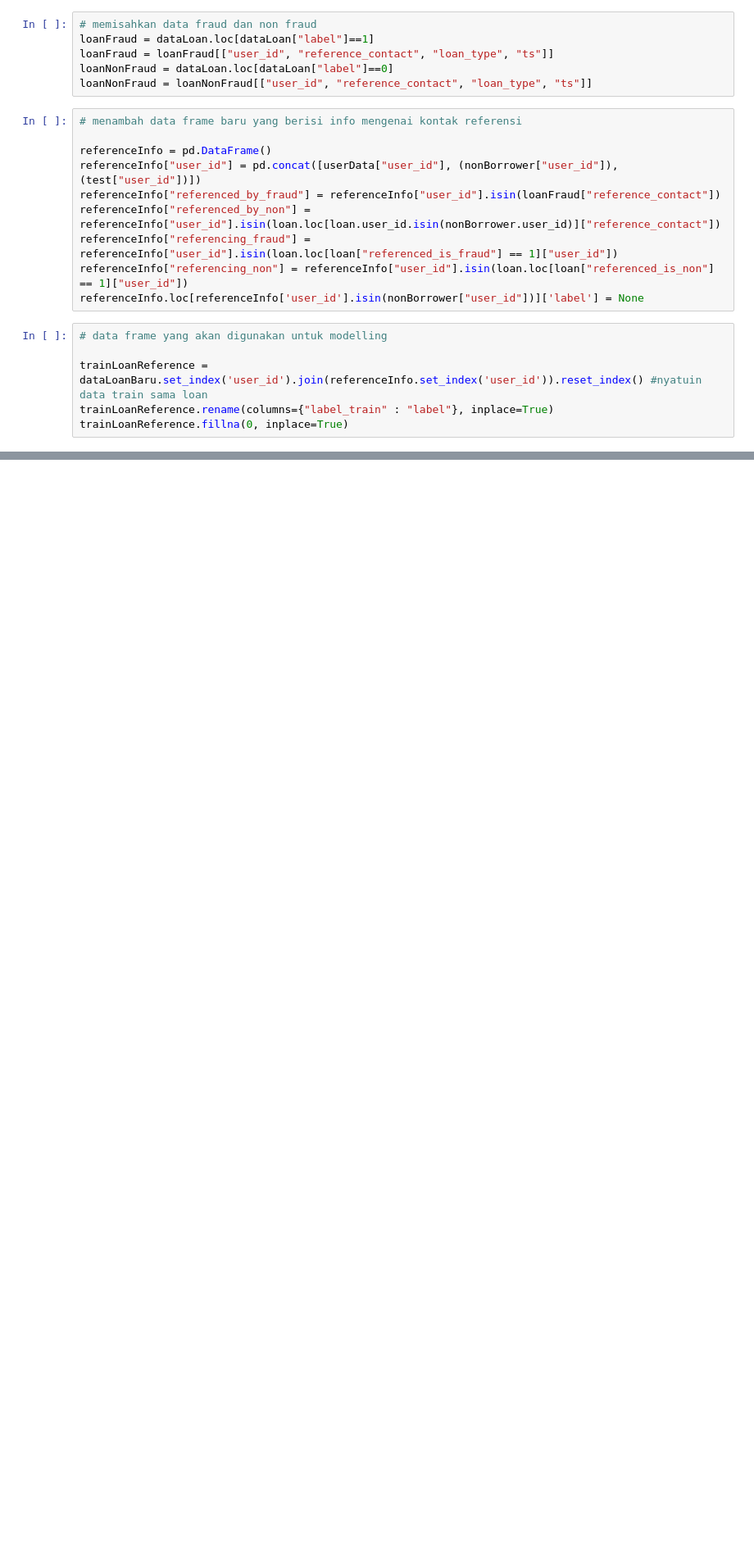
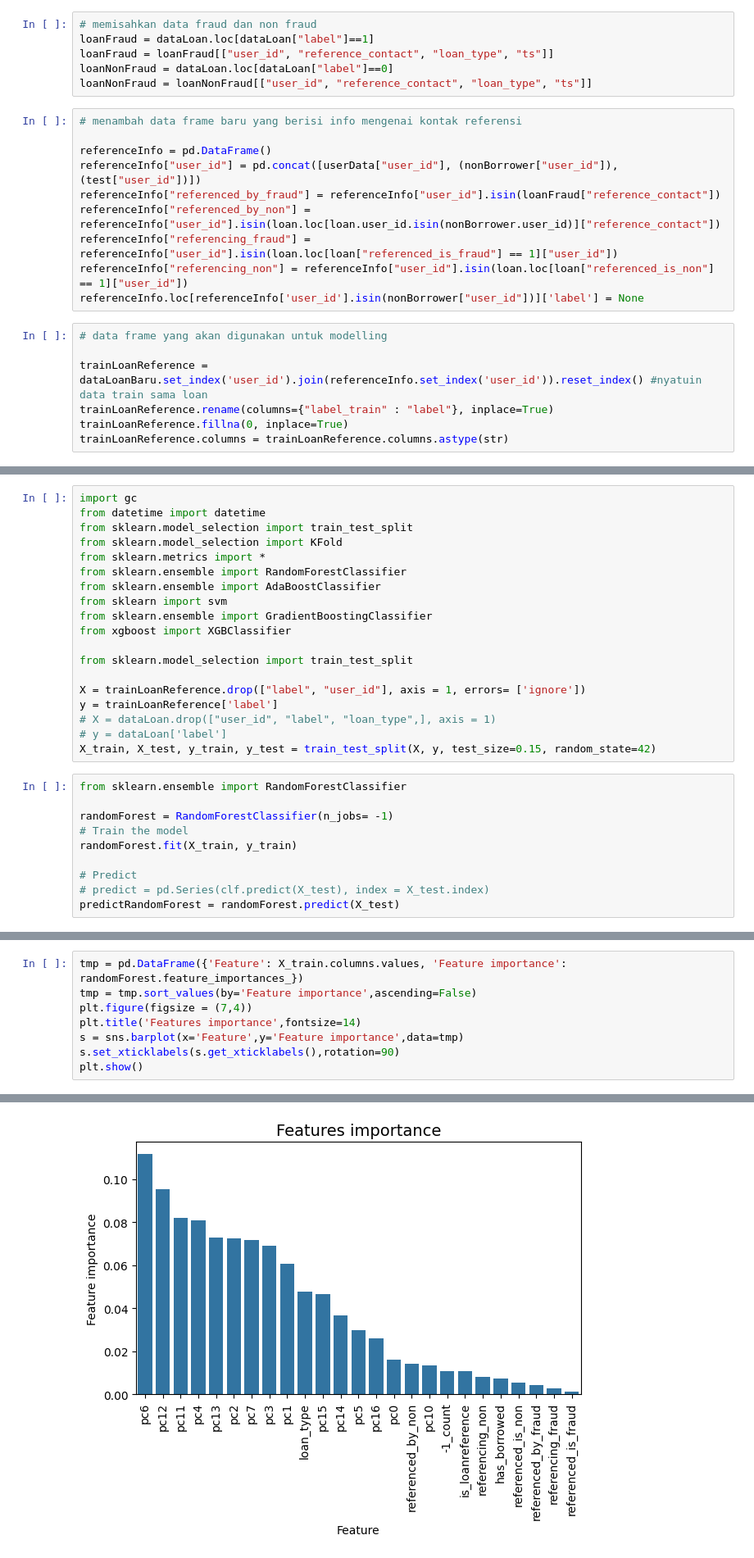
Before and after one commit to adli-arindra/Datathon, a Jupyter notebook: nyoba.ipynb, the cells around one changed output, grey strips where cells are left out. Shown at 82% size. Saved outputs shown, nothing was run; the diff lists cells and outputs as text; blank space fills up the shorter version.

```diff
--- a/nyoba.ipynb
+++ b/nyoba.ipynb
@@ -250,6 +252,7 @@ referenceInfo.loc[referenceInfo['user_id'].isin(nonBorrower["user_id"])]['label'
 trainLoanReference = dataLoanBaru.set_index('user_id').join(referenceInfo.set_index('user_id')).reset_index() #nyatuin data train sama loan
 trainLoanReference.rename(columns={"label_train" : "label"}, inplace=True)
 trainLoanReference.fillna(0, inplace=True)
+trainLoanReference.columns = trainLoanReference.columns.astype(str)
 # %%
 trainLoanReference.columns
 # %% [output]
@@ -268 +264,30 @@ Index([            'user_id',                 'pc0',                 'pc1',
       dtype='object')
+# %%
+import gc
+from datetime import datetime
+from sklearn.model_selection import train_test_split
+from sklearn.model_selection import KFold
+from sklearn.metrics import *
+from sklearn.ensemble import RandomForestClassifier
+from sklearn.ensemble import AdaBoostClassifier
+from sklearn import svm
+from sklearn.ensemble import GradientBoostingClassifier
+from xgboost import XGBClassifier
+
+from sklearn.model_selection import train_test_split
+
+X = trainLoanReference.drop(["label", "user_id"], axis = 1, errors= ['ignore'])
+y = trainLoanReference['label']
+# X = dataLoan.drop(["user_id", "label", "loan_type",], axis = 1)
+# y = dataLoan['label']
+X_train, X_test, y_train, y_test = train_test_split(X, y, test_size=0.15, random_state=42)
+# %%
+from sklearn.ensemble import RandomForestClassifier
+
+randomForest = RandomForestClassifier(n_jobs= -1)
+# Train the model
+randomForest.fit(X_train, y_train)
+
+# Predict
+# predict = pd.Series(clf.predict(X_test), index = X_test.index)
+predictRandomForest = randomForest.predict(X_test)
@@ -268,0 +298,9 @@ Index([            'user_id',                 'pc0',                 'pc1',
+# %%
+tmp = pd.DataFrame({'Feature': X_train.columns.values, 'Feature importance': randomForest.feature_importances_})
+tmp = tmp.sort_values(by='Feature importance',ascending=False)
+plt.figure(figsize = (7,4))
+plt.title('Features importance',fontsize=14)
+s = sns.barplot(x='Feature',y='Feature importance',data=tmp)
+s.set_xticklabels(s.get_xticklabels(),rotation=90)
+plt.show()
+# %% [output]
@@ -268,0 +308 @@ Index([            'user_id',                 'pc0',                 'pc1',
+[figure, added]
```
Also changed, not shown: parts of 20 cells of this notebook.
